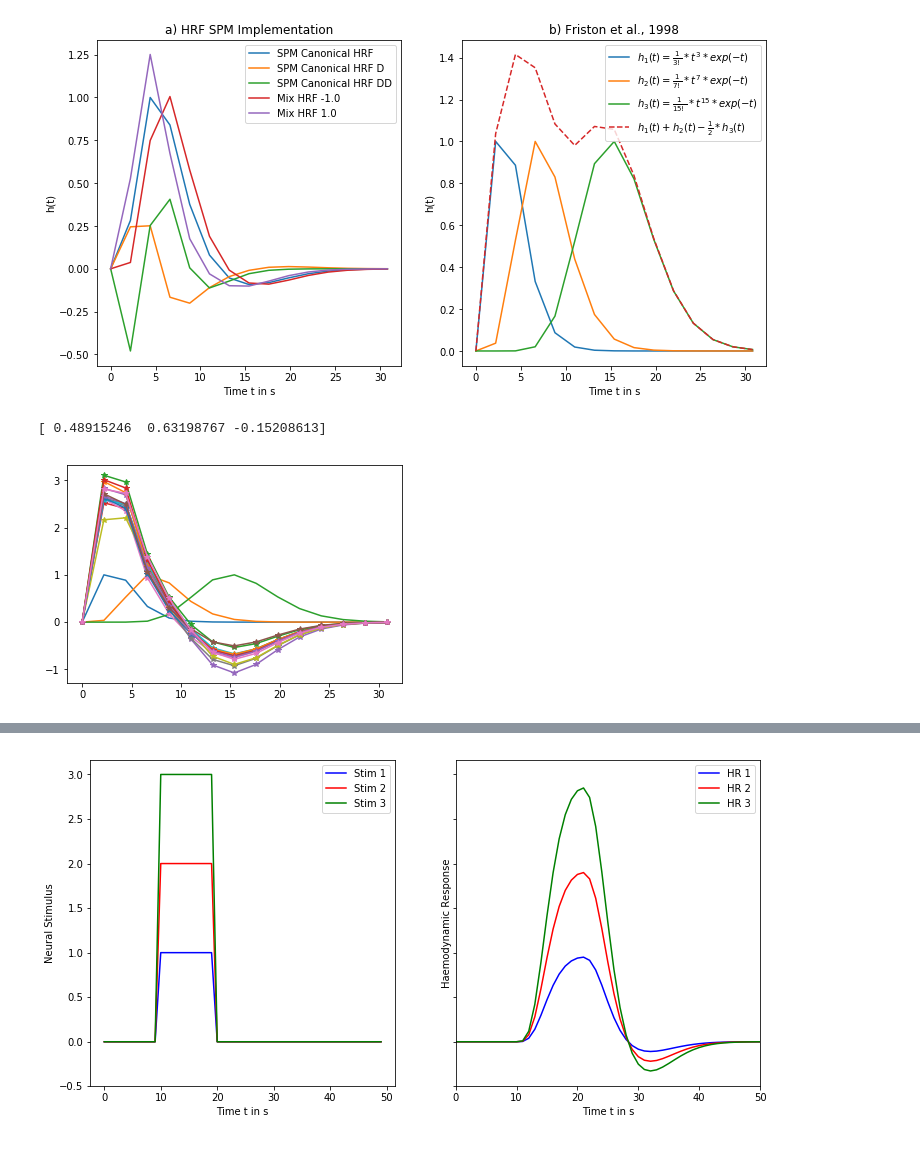
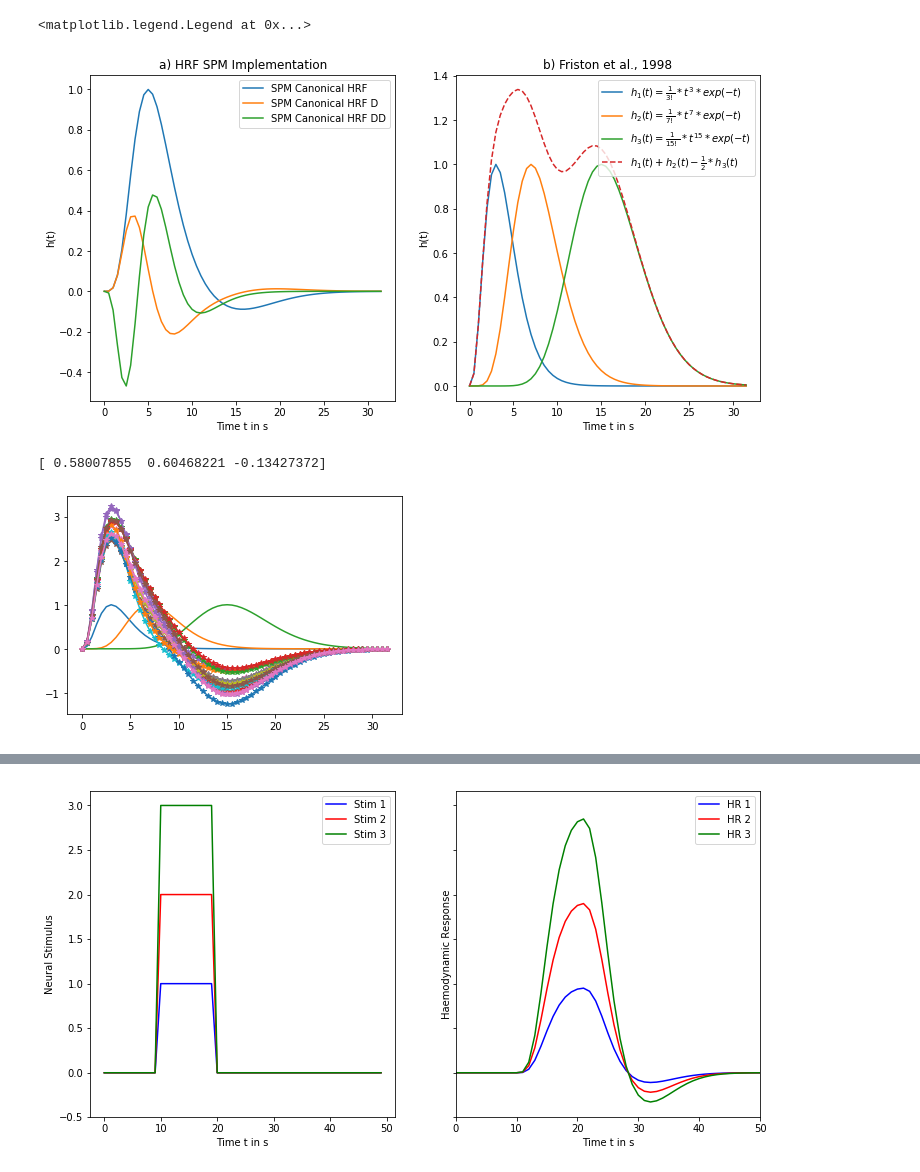
Before and after one commit to alg0rist0verflow/APrimerOnTheGLM, a Jupyter notebook: APrimerOnTheGLM.ipynb, the cells around one changed output, grey strips where cells are left out. Drawn from its saved outputs; the diff is of its cells as text; code cells hidden in the pictures.

```diff
--- a/APrimerOnTheGLM.ipynb
+++ b/APrimerOnTheGLM.ipynb
@@ -45,40 +44,39 @@ def h3(t):
   hh = (1.0/1.3077e+12)*(t**15)*np.exp(-t)
   return hh/np.max(hh)
 
 # Lindquist et al., 2009
 def sigmoid(x):
   return 1 / (1 + math.exp(-x))
 
 # Boynton et al., Glover et al., Friston et al. one Gamma HRF model
-t = np.arange(0,32.0,2.2)
+t = np.arange(0,32.0,0.5)
 f, (ax1, ax2) = plt.subplots(1, 2, figsize=[12,6])
 hrf1=spmt(t)/spmt(t).max()
 hrf2=dspmt(t)/spmt(t).max()
 hrf3=ddspmt(t)/spmt(t).max()
 ax1.plot(t,hrf1, label='SPM Canonical HRF')
 ax1.plot(t,hrf2,label='SPM Canonical HRF D')
 ax1.plot(t,hrf3,label='SPM Canonical HRF DD')
-for theta in [-1.,1.]:
-  ax1.plot(t,hrf1+theta*hrf2+0.0*hrf3, label='Mix HRF {}'.format(theta))
 ax1.set_xlabel('Time t in s')
 ax1.set_ylabel('h(t)')
 ax1.set_title('a) HRF SPM Implementation')
 ax1.legend()
 
 ax2.plot(t,h1(t),label=r"$h_1(t)=\frac{1}{3!}*t^3*exp(-t)$")
 ax2.plot(t,h2(t),label=r"$h_2(t)=\frac{1}{7!}*t^7*exp(-t)$")
 ax2.plot(t,h3(t),label=r"$h_3(t)=\frac{1}{15!}*t^{15}*exp(-t)$")
 ax2.plot(t,h1(t)+h2(t)+h3(t),'--',label=r"$h_1(t)+h_2(t)-\frac{1}{2}*h_3(t)$")
 ax2.set_xlabel('Time t in s')
 ax2.set_ylabel('h(t)')
 ax2.set_title('b) Friston et al., 1998')
 ax2.legend()
 
-filename = 'HRFs.png'
-f.savefig(filename)
-files.download(filename)
+#filename = 'HRFs.png'
+#f.savefig(filename)
+#files.download(filename)
 # %% [output]
+<matplotlib.legend.Legend at 0x...>
-[figure, old version]
+[figure, new version]
 # %%
 from sklearn import linear_model
 regr = linear_model.LinearRegression()
@@ -94,8 +92,8 @@ from numpy.random import randn
 for i in range(14):
   plt.plot(t,X.dot(np.array([2.7+0.25*randn(1),0.34+0.25*randn(1),-0.7+0.25*randn(1)])),'-*',label=r"$h_1(t)+h_2(t)-\frac{1}{2}*h_3(t)$")
 # %% [output]
-[ 0.48915246  0.63198767 -0.15208613]
+[ 0.58007855  0.60468221 -0.13427372]
-[figure, old version]
+[figure, new version]
 # %%
 # a linear time-invariant system satisfies the three properties of addition, scaling and shift-invariants as we'll demonstrate in the following
 dt=1
```
Also changed, not shown: parts of 2 cells of this notebook.
